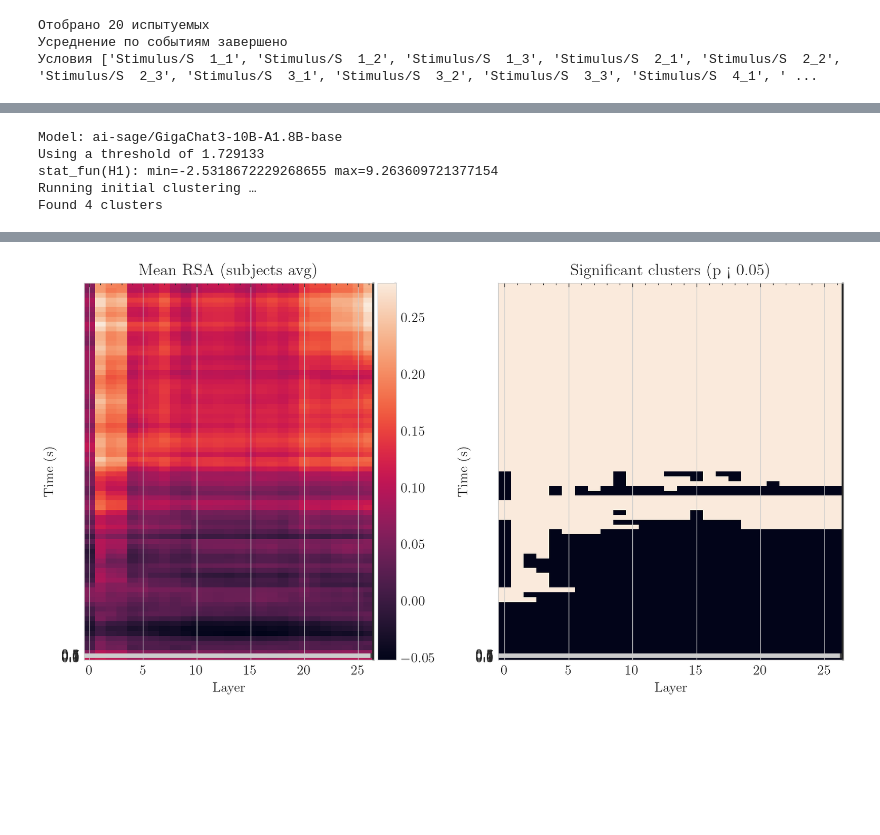
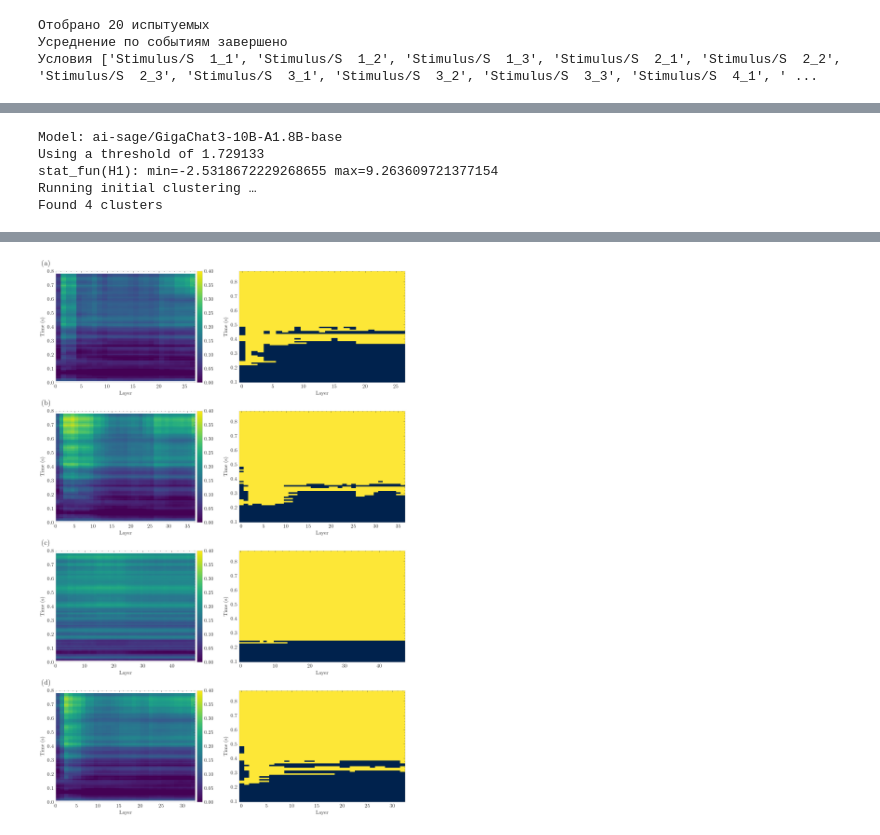
Before and after one commit to mikheevshow/SIGNAL-analysis, a Jupyter notebook: notebooks/classic_rsa_1.ipynb, the cells around one changed output, grey strips where cells are left out. Saved outputs shown, nothing was run; the diff lists cells and outputs as text; code cells hidden in the pictures; blank space fills up the shorter version.

```diff
--- a/notebooks/classic_rsa_1.ipynb
+++ b/notebooks/classic_rsa_1.ipynb
@@ -445,6 +437,7 @@ def rsa_eeg_llm(
     rdms_eeg: np.ndarray,   # (subjects, windows, n_pairs)
     rdms_llm: np.ndarray,   # (layers, n_pairs)
 ) -> np.ndarray:
+
     if rdms_eeg.ndim != 3:
         raise ValueError(
             f"rdms_eeg must be 3D (S, W, n_pairs), got shape {rdms_eeg.shape}"
@@ -454,6 +447,12 @@ def rsa_eeg_llm(
         raise ValueError(
             f"rdms_llm must be 2D (L, n_pairs), got shape {rdms_llm.shape}"
         )
+
+    if not np.isfinite(rdms_eeg).all():
+        raise ValueError("rdms_eeg contains NaN or inf")
+
+    if not np.isfinite(rdms_llm).all():
+        rdms_llm = rdms_llm[:-1,:]
 
     S, W, n_pairs_eeg = rdms_eeg.shape
     L, n_pairs_llm = rdms_llm.shape
@@ -470,12 +469,6 @@ def rsa_eeg_llm(
             f"n_pairs={n_pairs_eeg} is not a valid condensed RDM size"
         )
 
-    if not np.isfinite(rdms_eeg).all():
-        raise ValueError("rdms_eeg contains NaN or inf")
-
-    if not np.isfinite(rdms_llm).all():
-        raise ValueError("rdms_llm contains NaN or inf")
-
     rsa = np.zeros((S, W, L), dtype=np.float64)
 
     for s in range(S):
@@ -488,6 +481,26 @@ def rsa_eeg_llm(
 
     return rsa
 # %%
+import string
+
+time_centers = np.array([(t[0] + t[1]) / 2 for t in win_times])
+
+time_tick_step = 0.1
+time_ticks = np.arange(
+    np.round(time_centers[0], 1),
+    np.round(time_centers[-1], 1) + time_tick_step,
+    time_tick_step
+)
+
+fig, axs = plt.subplots(ncols=2, nrows=4, figsize=(10, 15))
+axs = axs.flatten()
+
+i = 0
+
+
+labels = string.ascii_lowercase
+label_index = 0
+
 model_rsa_dict = {}
 for model, rdms in tqdm(model_rdm_dict.items(), desc="Calculating RSA"):
     try:
@@ -503,9 +516,9 @@ for model, rdms in tqdm(model_rdm_dict.items(), desc="Calculating RSA"):
         T_obs, clusters, cluster_p_values, H0 = spatio_temporal_cluster_1samp_test(
             model_rsa,
             adjacency=adjacency,
-            n_permutations=500,
-            threshold=None,     # автоматически t-threshold
-            tail=1,             # RSA > 0
+            n_permutations=5000,
+            threshold=None,
+            tail=1,
             out_type="mask",
             verbose=True,
         )
@@ -519,26 +532,52 @@ for model, rdms in tqdm(model_rdm_dict.items(), desc="Calculating RSA"):
 
         print("Significant clusters:", np.sum(cluster_p_values < alpha))
 
-        fig, axs = plt.subplots(1, 2, figsize=(10, 5))
 
-        axs = axs.flatten()
+        mean_rsa = model_rsa.mean(axis=0)
+        im = axs[i].imshow(
+            mean_rsa,
+            aspect="auto",
+            origin="lower",
+            extent=[
+                0, mean_rsa.shape[1],
+                time_centers[0], time_centers[-1]
+            ],
+            cmap='viridis', vmin=0, vmax=0.4
+        )
 
-        im = axs[0].imshow(model_rsa.mean(axis=0), aspect="auto", origin="lower")
-        axs[0].set_title("Mean RSA (subjects avg)")
-        axs[0].set_xlabel("Layer")
-        axs[0].set_ylabel("Time (s)")
-        # axs[0].set_yticks([0.0, 0.1, 0.2, 0.3, 0.4, 0.5, 0.6, 0.7, 0.8])
-        fig.colorbar(im, ax=axs[0], orientation="vertical", pad=0.01)
+        axs[i].set_ylabel("Time (s)")
+        axs[i].set_yticks(time_ticks)
+        axs[i].set_yticklabels([f"{t:.1f}" for t in time_ticks])
+        axs[i].set_xlabel("Layer")
+        axs[i].xaxis.grid(False)
+        axs[i].yaxis.grid(False)
 
-        axs[1].imshow(signif_mask, aspect="auto", origin="lower")
-        axs[1].set_title("Significant clusters (p < 0.05)")
-        axs[1].set_xlabel("Layer")
-        axs[1].set_ylabel("Time (s)")
-        # axs[1].set_yticks([0.0, 0.1, 0.2, 0.3, 0.4, 0.5, 0.6, 0.7, 0.8])
+        axs[i].text(
+            -0.1, 1.1,
+            f"({labels[label_index]})",
+            transform=axs[i].transAxes,
+            fontsize=14,
+            fontweight='bold',
+            va='top'
+        )
+        label_index += 1
 
-        plt.show()
+        fig.colorbar(im, ax=axs[i], orientation="vertical", pad=0.01)
+
+        axs[i + 1].imshow(signif_mask, aspect="auto", origin="lower", cmap='cividis')
+        axs[i + 1].set_xlabel("Layer")
+        axs[i + 1].set_ylabel("Time (s)")
+        axs[i + 1].set_yticklabels([f"{t:.1f}" for t in time_ticks])
+        axs[i + 1].xaxis.grid(False)
+        axs[i + 1].yaxis.grid(False)
+
+        i = i + 2
+
     except Exception as e:
-        print(e)
+        raise e
+
+fig.tight_layout()
+plt.show()
 # %% [output]
 Model: ai-sage/GigaChat3-10B-A1.8B-base
 Using a threshold of 1.729133
@@ -567 +606 @@ Significant clusters: 1
-[figure, old version]
+[figure, new version]
```
Also changed, not shown: parts of 21 cells of this notebook, 2 other files.
